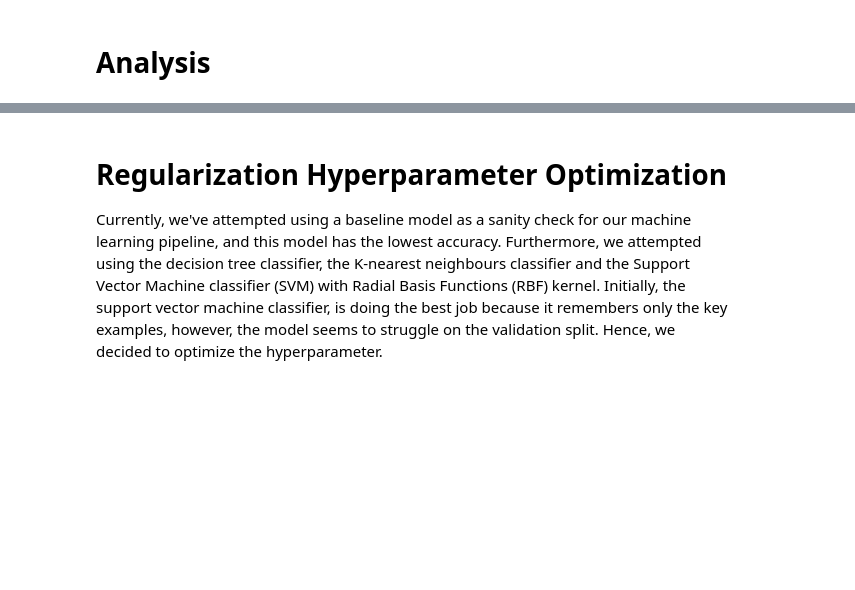
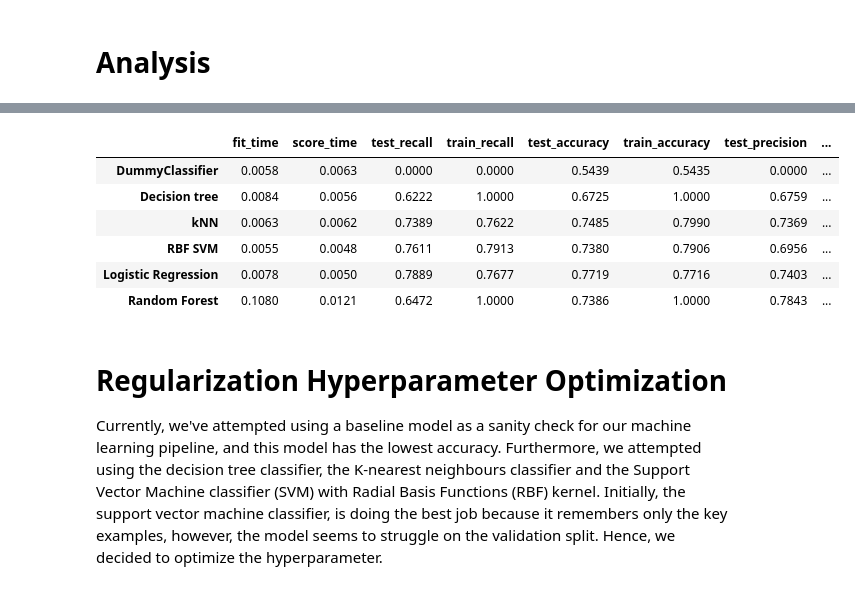
Before and after one commit to rahulkuriyedath/Breast-Cancer-Prediction, a Jupyter notebook: src/EDA.ipynb, the cells around one changed output, grey strips where cells are left out. Cells and saved outputs as stored; diff of their text form; code cells hidden in the pictures; blank space fills up the shorter version.

Commit message:
Preprocess data and fit different models

```diff
--- a/src/EDA.ipynb
+++ b/src/EDA.ipynb
@@ -154,0 +148,4 @@ numeric_features = ["Glucose", "Insulin", "HOMA", "Resistin"]
+# %%
+numeric_features = X_train.select_dtypes(include=np.number).columns.tolist()
+
+numeric_features
@@ -185,9 +186,0 @@ dtype: float64
-# %%
-dummyPipe = Pipeline(
-        steps = [
-            ("preprocessor", preprocessor),
-            ("baseline", DummyClassifier(strategy = "prior"))
-        ]
-)
-
-dummyPipe.fit(X_train, y_train);
@@ -226,6 +186,0 @@ def store_cross_val_results(model_name, scores, results_dict):
-# %%
-scores = cross_validate(dummyPipe, X_train, y_train, return_train_score = True)
-
-store_cross_val_results("DummyClf", scores, results_dict)
-
-pd.DataFrame(results_dict).T
@@ -253,3 +191,33 @@ pd.DataFrame(results_dict).T
+# %%
+classifiers = {
+    "DummyClassifier": DummyClassifier(strategy="most_frequent"),
+    "Decision tree": DecisionTreeClassifier(),
+    "kNN": KNeighborsClassifier(),
+    "RBF SVM": SVC(),
+    "Logistic Regression": LogisticRegression(),
+    "Random Forest": RandomForestClassifier(),
+}
+# %%
+results_dict = {}
+results = {}
+
+scoring = ['recall', 'accuracy', 'precision', 'f1']
+
+for name, classifier in classifiers.items():
+    pipe_classifier = make_pipeline(preprocessor, classifier)
+    scores = cross_validate(pipe_classifier, X_train, y_train, return_train_score = True, scoring = scoring)
+    results = {name: pd.DataFrame(scores).mean().tolist()}
+    results_dict.update(results)
+
+pd.DataFrame(results_dict, index = scores.keys()).round(4).T
+# %% [output]
+|  | fit_time | score_time | test_recall | train_recall | test_accuracy | train_accuracy | test_precision | ... |
+| DummyClassifier | 0.0058 | 0.0063 | 0.0000 | 0.0000 | 0.5439 | 0.5435 | 0.0000 | ... |
+| Decision tree | 0.0084 | 0.0056 | 0.6222 | 1.0000 | 0.6725 | 1.0000 | 0.6759 | ... |
+| kNN | 0.0063 | 0.0062 | 0.7389 | 0.7622 | 0.7485 | 0.7990 | 0.7369 | ... |
+| RBF SVM | 0.0055 | 0.0048 | 0.7611 | 0.7913 | 0.7380 | 0.7906 | 0.6956 | ... |
+| Logistic Regression | 0.0078 | 0.0050 | 0.7889 | 0.7677 | 0.7719 | 0.7716 | 0.7403 | ... |
+| Random Forest | 0.1080 | 0.0121 | 0.6472 | 1.0000 | 0.7386 | 1.0000 | 0.7843 | ... |
 # %% [markdown]
 # Regularization Hyperparameter Optimization
 
```
Also changed, not shown: parts of 15 cells of this notebook.
